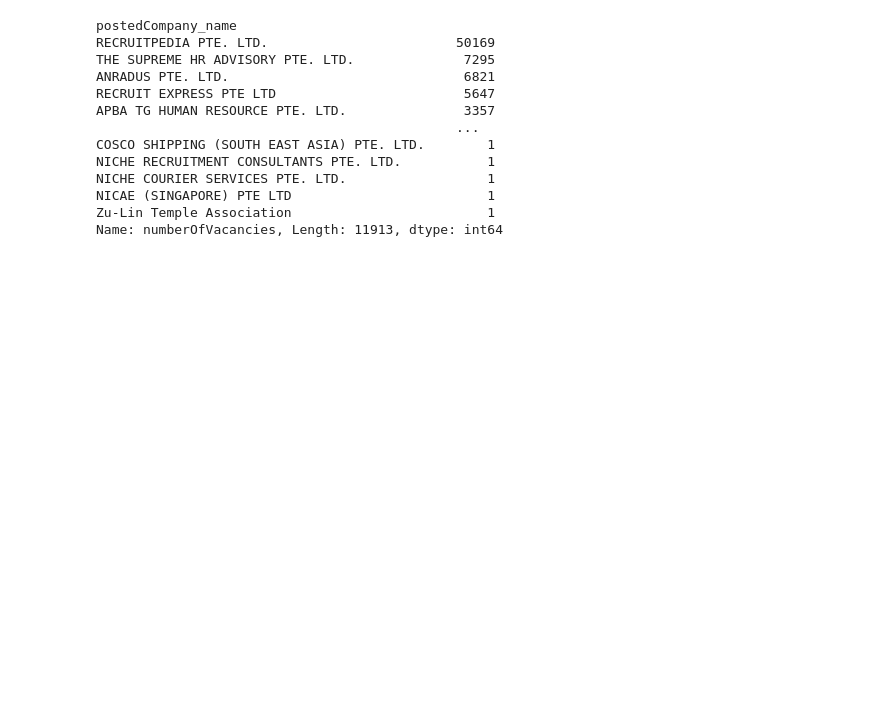
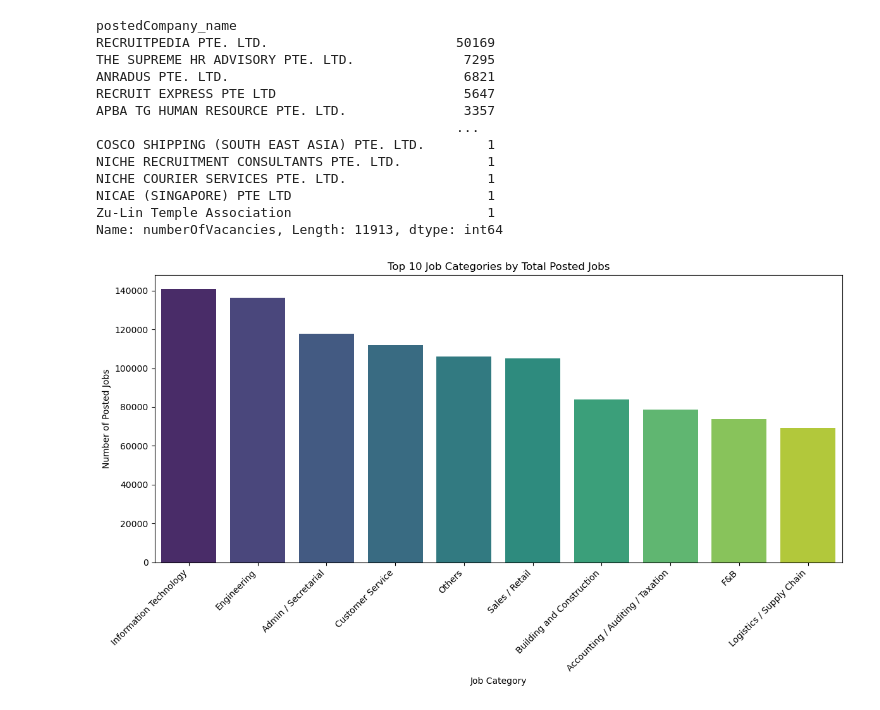
Before and after one commit to zacangzz/ntu-sctp-m1-capstone, a Jupyter notebook: uat/sgjobdata.ipynb, the cells around one changed output. Cells and saved outputs as stored; diff of their text form; code cells hidden in the pictures; blank space fills up the shorter version.

Commit message:
Add code to display charts

```diff
--- a/uat/sgjobdata.ipynb
+++ b/uat/sgjobdata.ipynb
@@ -117,3 +117,21 @@ NICHE COURIER SERVICES PTE. LTD.                  1
 NICAE (SINGAPORE) PTE LTD                         1
 Zu-Lin Temple Association                         1
 Name: numberOfVacancies, Length: 11913, dtype: int64
+# %%
+# Ensure 'category_name' is not null and then count occurrences
+category_counts = df_exploded['category'].dropna().value_counts()
+
+# Get the top 10 categories
+top_10_categories = category_counts.head(10)
+
+# Create the bar chart
+plt.figure(figsize=(12, 7))
+sns.barplot(x=top_10_categories.index, y=top_10_categories.values, palette='viridis', hue=top_10_categories.index, legend=False)
+plt.title('Top 10 Job Categories by Total Posted Jobs')
+plt.xlabel('Job Category')
+plt.ylabel('Number of Posted Jobs')
+plt.xticks(rotation=45, ha='right')
+plt.tight_layout()
+plt.show()
+# %% [output]
+[figure, added]
```
Also changed, not shown: parts of 1 cell of this notebook.
